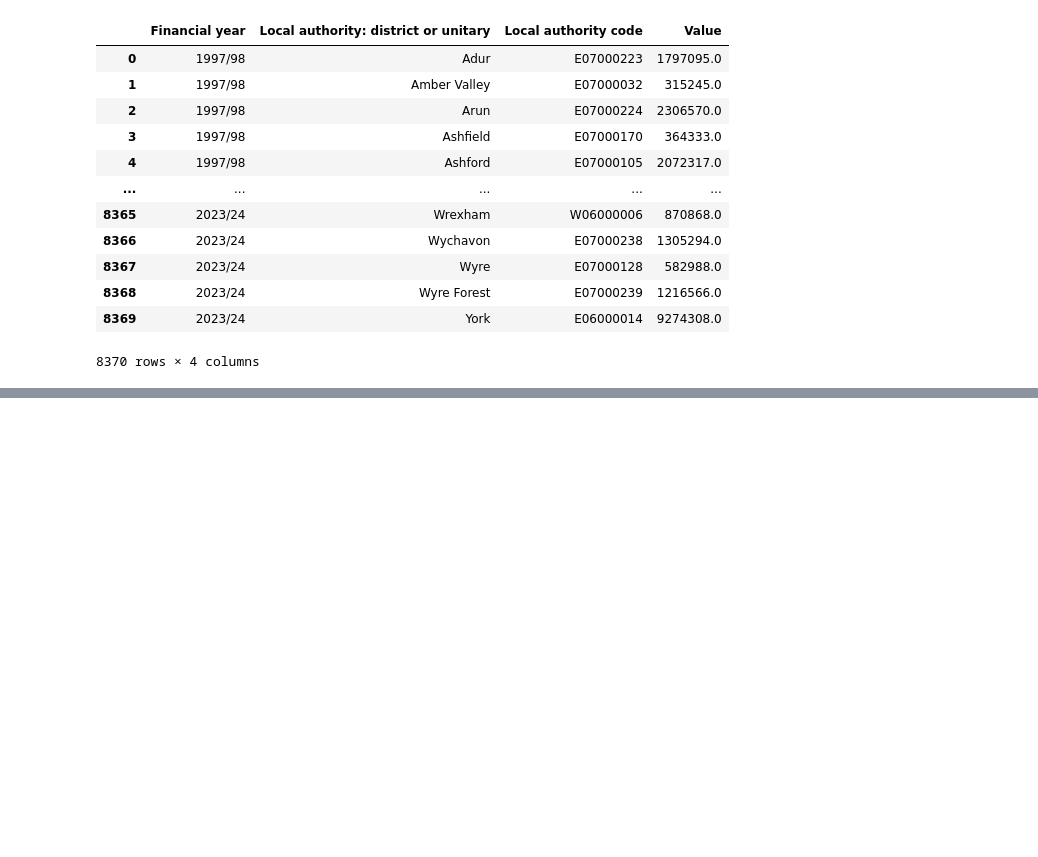
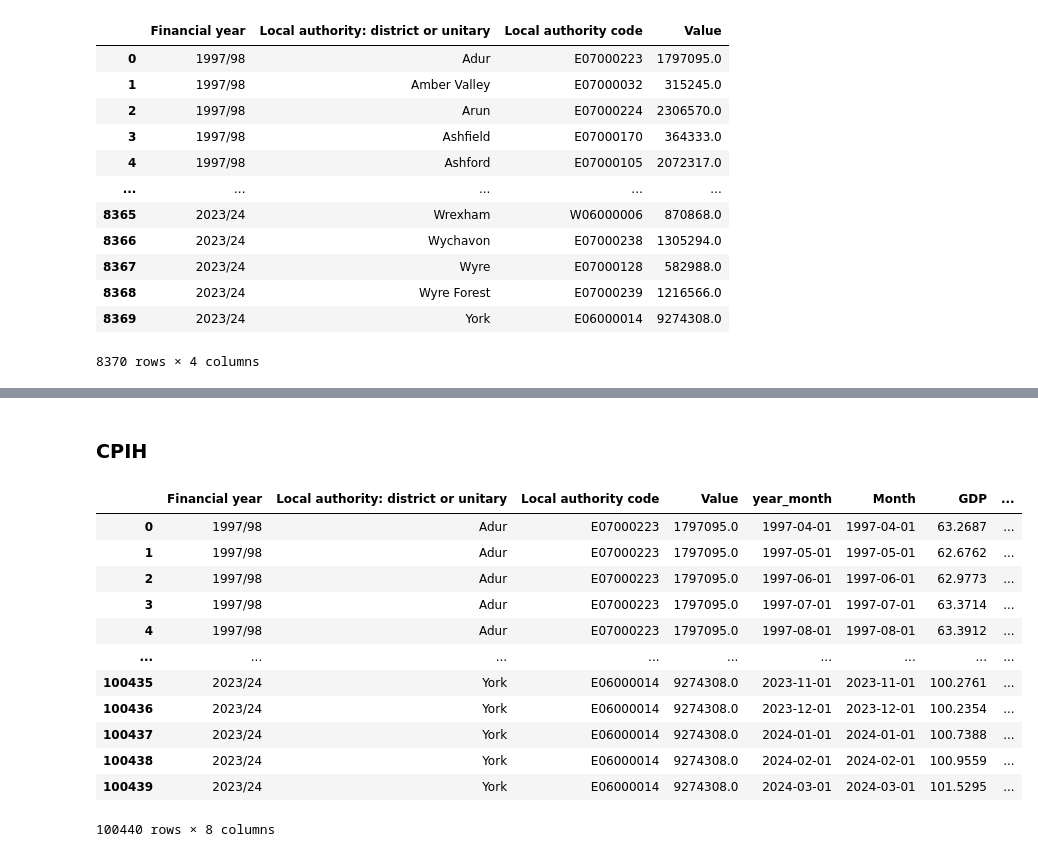
Before and after one commit to sxl634/UK-average-house-price-prediction, a Jupyter notebook: notebooks/data preprocessing/3_additional data.ipynb, the cells around one changed output, grey strips where cells are left out. Cells and saved outputs as stored; diff of their text form; code cells hidden in the pictures; blank space fills up the shorter version.

```diff
--- a/notebooks/data preprocessing/3_additional data.ipynb
+++ b/notebooks/data preprocessing/3_additional data.ipynb
@@ -76,0 +51,29 @@ merged_df
+# %%
+gdp_data = gdp_data[['Month', 'Monthly GDP (A-T)']]
+gdp_data.rename(columns={'Monthly GDP (A-T)': 'GDP'}, inplace=True)
+# %%
+gdp_orr_data = pd.merge(orr_data, gdp_data, how='left', left_on='year_month', right_on='Month')
+# %% [markdown]
+### CPIH
+# %%
+cpih = pd.read_csv("../../data/cpih.csv", skiprows=189)
+cpih.rename(columns={'2025 Q2': 'year_month', '4.1': 'CPIH'}, inplace=True)
+cpih['year_month'] = pd.to_datetime(cpih['year_month'], format='%Y %b')
+# %%
+cpih_gdp_orr_data = pd.merge(gdp_orr_data, cpih, how='left', on='year_month')
+# %%
+cpih_gdp_orr_data
+# %% [output]
+|  | Financial year | Local authority: district or unitary | Local authority code | Value | year_month | Month | GDP | ... |
+| 0 | 1997/98 | Adur | E07000223 | 1797095.0 | 1997-04-01 | 1997-04-01 | 63.2687 | ... |
+| 1 | 1997/98 | Adur | E07000223 | 1797095.0 | 1997-05-01 | 1997-05-01 | 62.6762 | ... |
+| 2 | 1997/98 | Adur | E07000223 | 1797095.0 | 1997-06-01 | 1997-06-01 | 62.9773 | ... |
+| 3 | 1997/98 | Adur | E07000223 | 1797095.0 | 1997-07-01 | 1997-07-01 | 63.3714 | ... |
+| 4 | 1997/98 | Adur | E07000223 | 1797095.0 | 1997-08-01 | 1997-08-01 | 63.3912 | ... |
+| ... | ... | ... | ... | ... | ... | ... | ... | ... |
+| 100435 | 2023/24 | York | E06000014 | 9274308.0 | 2023-11-01 | 2023-11-01 | 100.2761 | ... |
+| 100436 | 2023/24 | York | E06000014 | 9274308.0 | 2023-12-01 | 2023-12-01 | 100.2354 | ... |
+| 100437 | 2023/24 | York | E06000014 | 9274308.0 | 2024-01-01 | 2024-01-01 | 100.7388 | ... |
+| 100438 | 2023/24 | York | E06000014 | 9274308.0 | 2024-02-01 | 2024-02-01 | 100.9559 | ... |
+| 100439 | 2023/24 | York | E06000014 | 9274308.0 | 2024-03-01 | 2024-03-01 | 101.5295 | ... |
+100440 rows × 8 columns
```
Also changed, not shown: parts of 6 cells of this notebook, 2 other files.
